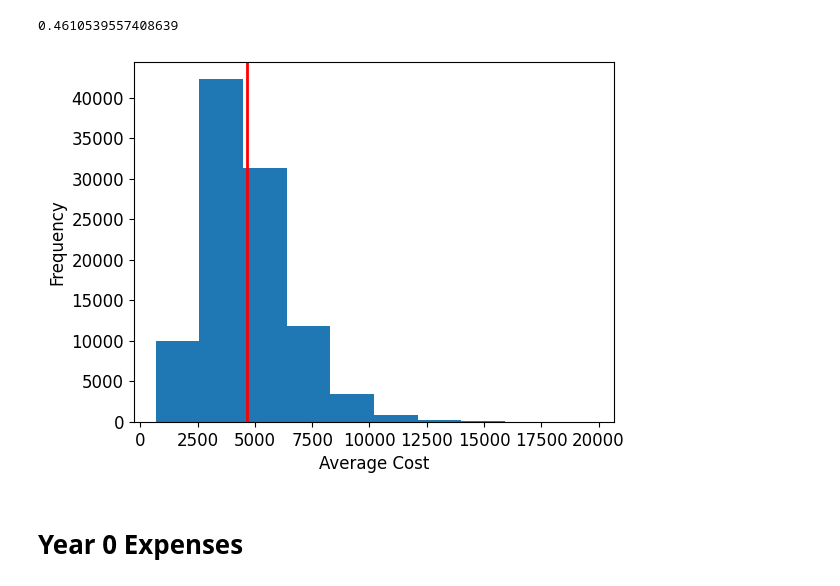
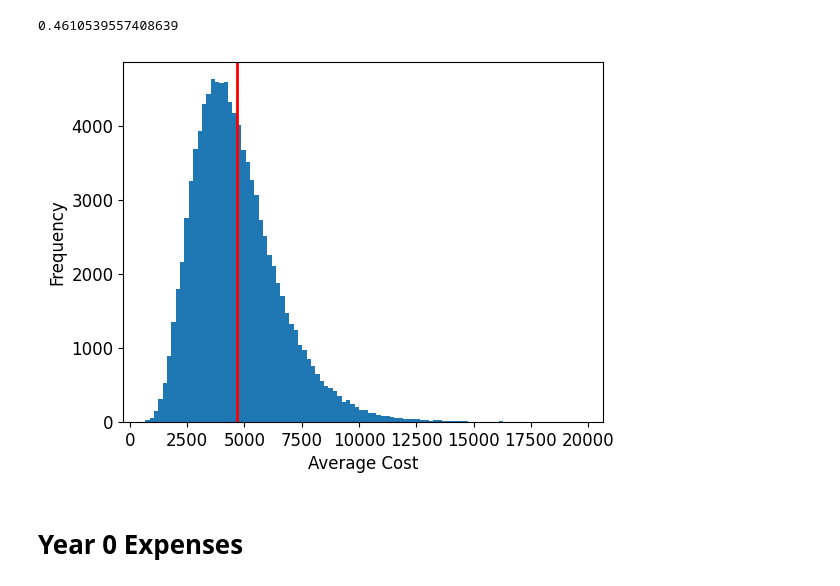
Before and after one commit to yangrchen/blue5-spring-one-homework, a Jupyter notebook: simulation/HW2/yang.ipynb, the cells around one changed output. Drawn from its saved outputs; the diff is of its cells as text; code cells hidden in the pictures.

```diff
--- a/simulation/HW2/yang.ipynb
+++ b/simulation/HW2/yang.ipynb
@@ -51,7 +51,7 @@ drill_costs
 | 46 | 2006-06-30 | 2238.6 | 1936.2 | 2664.6 | 0.165695 | ... |
 # %%
 returns = drill_costs.filter(regex="^Arithmetic Return").to_numpy().flatten()
-drill_costs["avg_cost"] = drill_costs.filter(regex="^U\.S\.").mean(axis=1)
+drill_costs["avg_cost"] = drill_costs.filter(regex="^U.S.").mean(axis=1)
 returns, drill_costs["avg_cost"]
 # %% [output]
 (array([0.07799875699192034, 0.0748992149374072, 0.2005442176870748,
@@ -102,14 +102,14 @@ for i in range(SIM_SIZE):
     norm_data.append(normal_future_vals[-1])
 # %%
 plt.rcParams.update({"font.size": 12})
-plt.hist(norm_data)
+plt.hist(norm_data, bins=100)
 plt.axvline(x=np.mean(norm_data), color="r", linestyle="-", linewidth=2)
 plt.xlabel("Average Cost")
 plt.ylabel("Frequency")
 plt.subplots_adjust(left=0.15, right=0.9, top=0.9, bottom=0.15)
 plt.show()
 # %% [output]
-[figure, old version]
+[figure, new version]
 # %% [markdown]
 # Year 0 Expenses
 # %%
```
Also changed, not shown: parts of 3 cells of this notebook, 5 other files.
